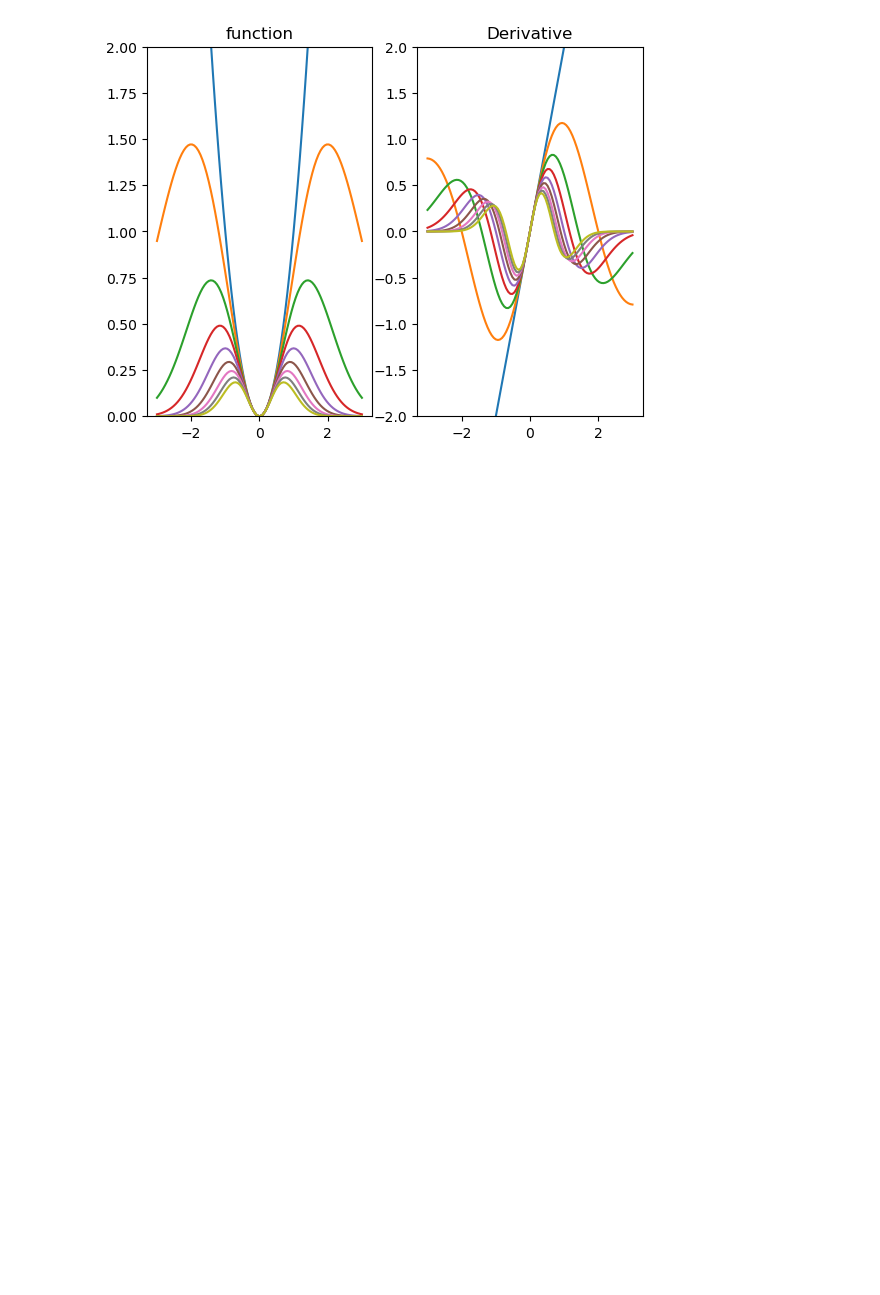
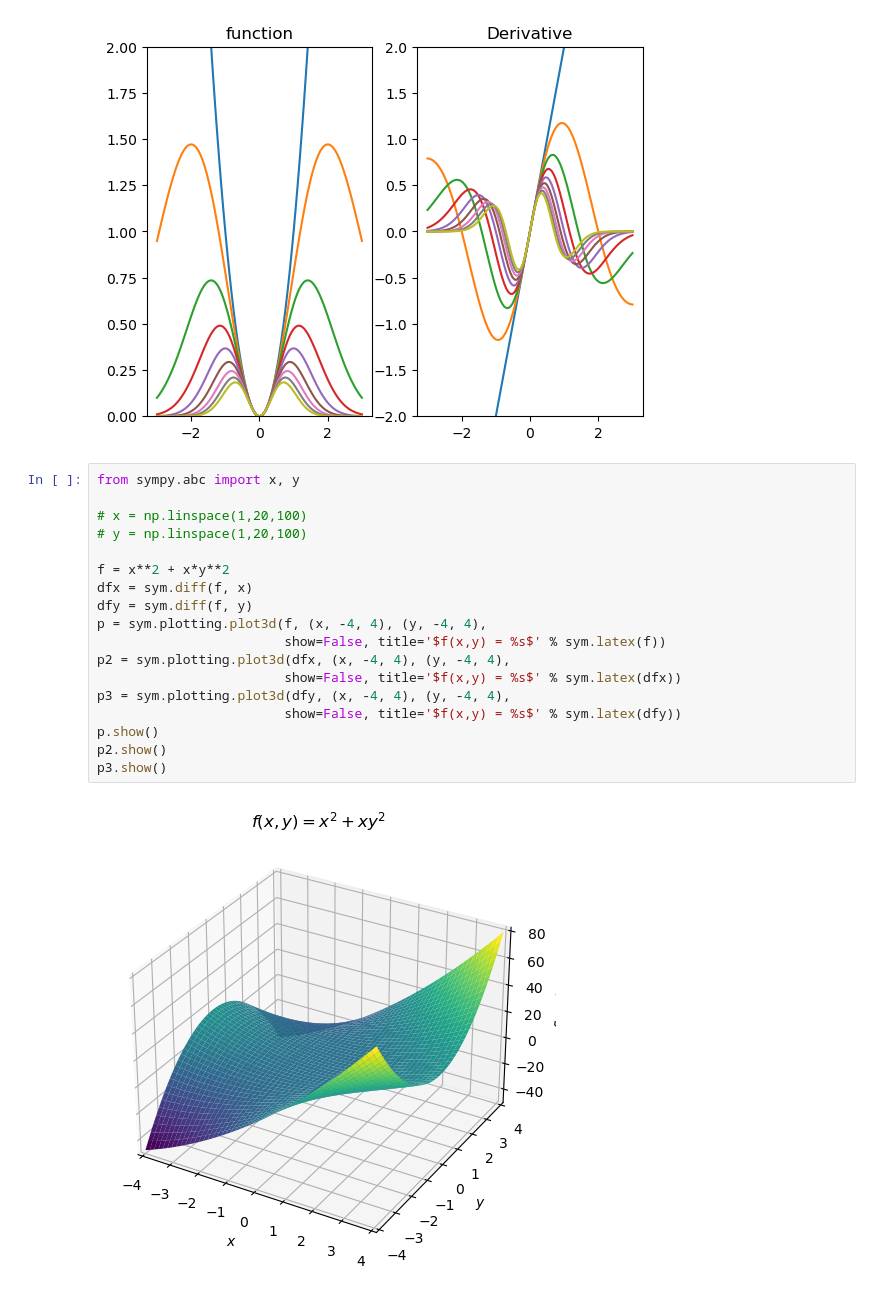
Before and after one commit to Kantulaev/ML_projects, a Jupyter notebook: lesson_9_Calculus.ipynb, the cells around one changed output. Saved outputs shown, nothing was run; the diff lists cells and outputs as text; blank space fills up the shorter version.

```diff
--- a/lesson_9_Calculus.ipynb
+++ b/lesson_9_Calculus.ipynb
@@ -186,3 +186,23 @@ $\displaystyle  x^{2} e^{- 1.75 x^{2}} \text{ has NO critical point at x=1 or x=
 $\displaystyle  x^{2} e^{- 2.0 x^{2}} \text{ has NO critical point at x=1 or x=2}$
 Text(0.5, 1.0, 'Derivative')
 [figure]
+# %%
+from sympy.abc import x, y
+
+# x = np.linspace(1,20,100)
+# y = np.linspace(1,20,100)
+
+f = x**2 + x*y**2
+dfx = sym.diff(f, x)
+dfy = sym.diff(f, y)
+p = sym.plotting.plot3d(f, (x, -4, 4), (y, -4, 4),
+                        show=False, title='$f(x,y) = %s$' % sym.latex(f))
+p2 = sym.plotting.plot3d(dfx, (x, -4, 4), (y, -4, 4),
+                        show=False, title='$f(x,y) = %s$' % sym.latex(dfx))
+p3 = sym.plotting.plot3d(dfy, (x, -4, 4), (y, -4, 4),
+                        show=False, title='$f(x,y) = %s$' % sym.latex(dfy))
+p.show()
+p2.show()
+p3.show()
+# %% [output]
+[figure, added]
```
Also changed, not shown: parts of 1 cell of this notebook.
